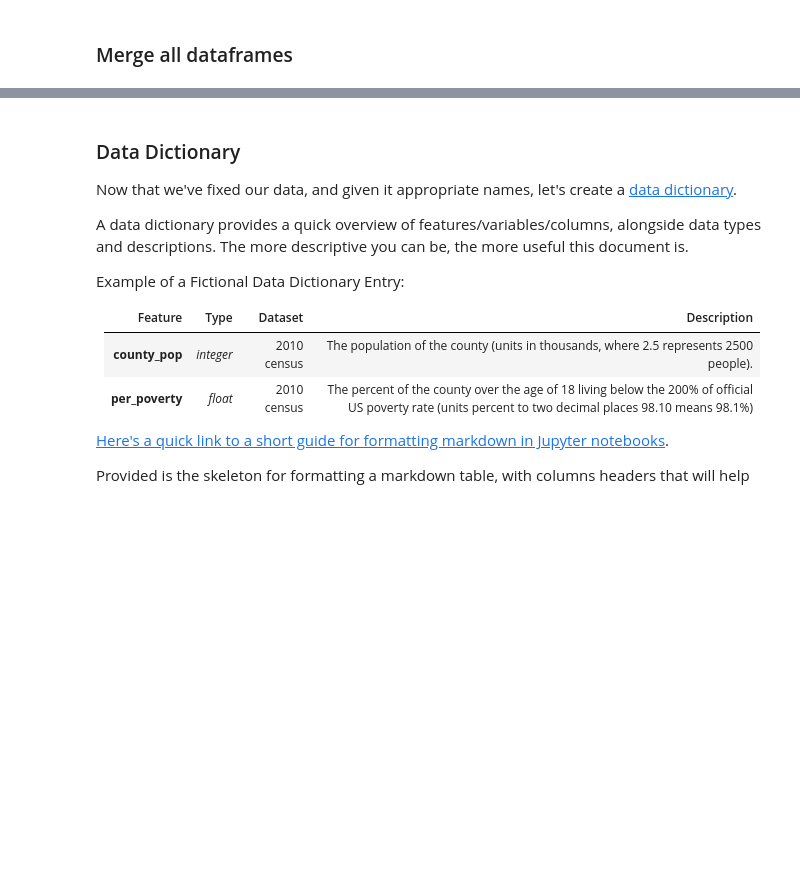
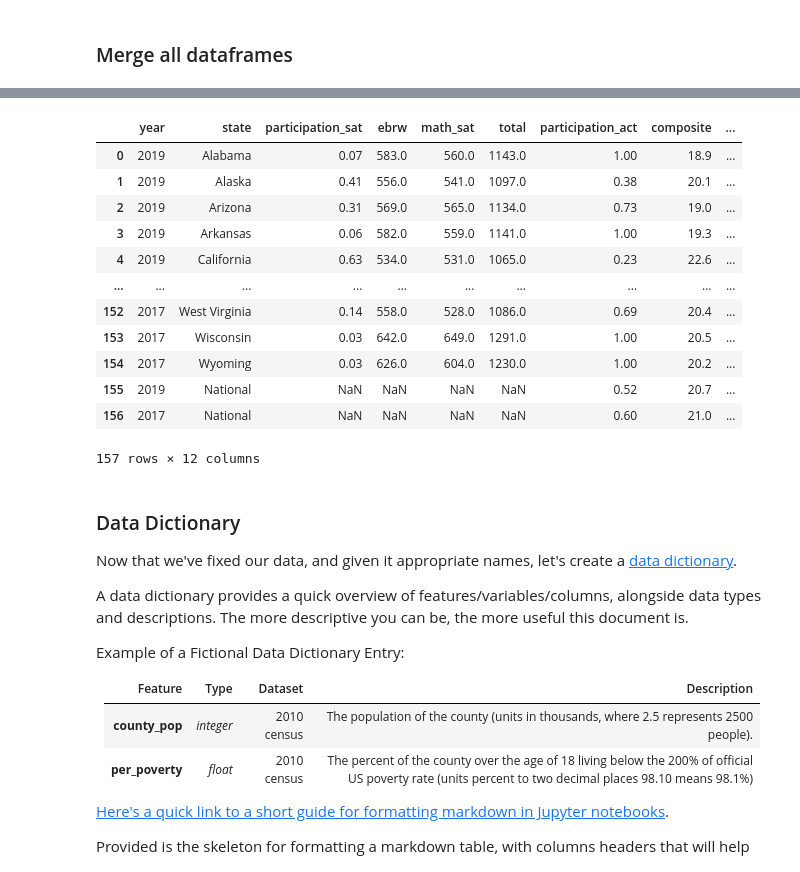
Before and after one commit to Chalermchon1993/DSI_Project_1_SAT_ACT, a Jupyter notebook: sat_act.ipynb, the cells around one changed output, grey strips where cells are left out. Cells and saved outputs as stored; diff of their text form; code cells hidden in the pictures; blank space fills up the shorter version.

Commit message:
Updataed merge file

```diff
--- a/sat_act.ipynb
+++ b/sat_act.ipynb
@@ -832,0 +835,7 @@ print(act_18.shape)
+# %%
+# Combine 3 years SAT by using concat
+
+sat_all = pd.concat([sat_19, sat_18, sat_17],
+         keys=['2019', '2018', '2017'],
+         names=['year', None]
+         ).reset_index(level=0)
@@ -832,0 +902,7 @@ print(act_18.shape)
+# %%
+# Combine 3 years SAT by using concat
+
+act_all = pd.concat([act_19, act_18, act_17],
+         keys=['2019', '2018', '2017'],
+         names=['year', None]
+         ).reset_index(level=0)
@@ -832,0 +959,3 @@ print(act_18.shape)
+# %%
+# Replace District of Columbia to be the same format
+act_all['state'] = act_all['state'].str.replace('District of columbia', 'District of Columbia')
@@ -832,0 +974,2 @@ print(act_18.shape)
+# %%
+sat_act = sat_all.merge(act_all, on=['year', 'state'], how='outer', suffixes=('_sat', '_act'))
@@ -833,3 +992,19 @@ print(act_18.shape)
+# %%
+sat_act
+# %% [output]
+|  | year | state | participation_sat | ebrw | math_sat | total | participation_act | composite | ... |
+| 0 | 2019 | Alabama | 0.07 | 583.0 | 560.0 | 1143.0 | 1.00 | 18.9 | ... |
+| 1 | 2019 | Alaska | 0.41 | 556.0 | 541.0 | 1097.0 | 0.38 | 20.1 | ... |
+| 2 | 2019 | Arizona | 0.31 | 569.0 | 565.0 | 1134.0 | 0.73 | 19.0 | ... |
+| 3 | 2019 | Arkansas | 0.06 | 582.0 | 559.0 | 1141.0 | 1.00 | 19.3 | ... |
+| 4 | 2019 | California | 0.63 | 534.0 | 531.0 | 1065.0 | 0.23 | 22.6 | ... |
+| ... | ... | ... | ... | ... | ... | ... | ... | ... | ... |
+| 152 | 2017 | West Virginia | 0.14 | 558.0 | 528.0 | 1086.0 | 0.69 | 20.4 | ... |
+| 153 | 2017 | Wisconsin | 0.03 | 642.0 | 649.0 | 1291.0 | 1.00 | 20.5 | ... |
+| 154 | 2017 | Wyoming | 0.03 | 626.0 | 604.0 | 1230.0 | 1.00 | 20.2 | ... |
+| 155 | 2019 | National | NaN | NaN | NaN | NaN | 0.52 | 20.7 | ... |
+| 156 | 2017 | National | NaN | NaN | NaN | NaN | 0.60 | 21.0 | ... |
+157 rows × 12 columns
 # %% [markdown]
 ### Data Dictionary
 
```
Also changed, not shown: parts of 15 cells of this notebook.
